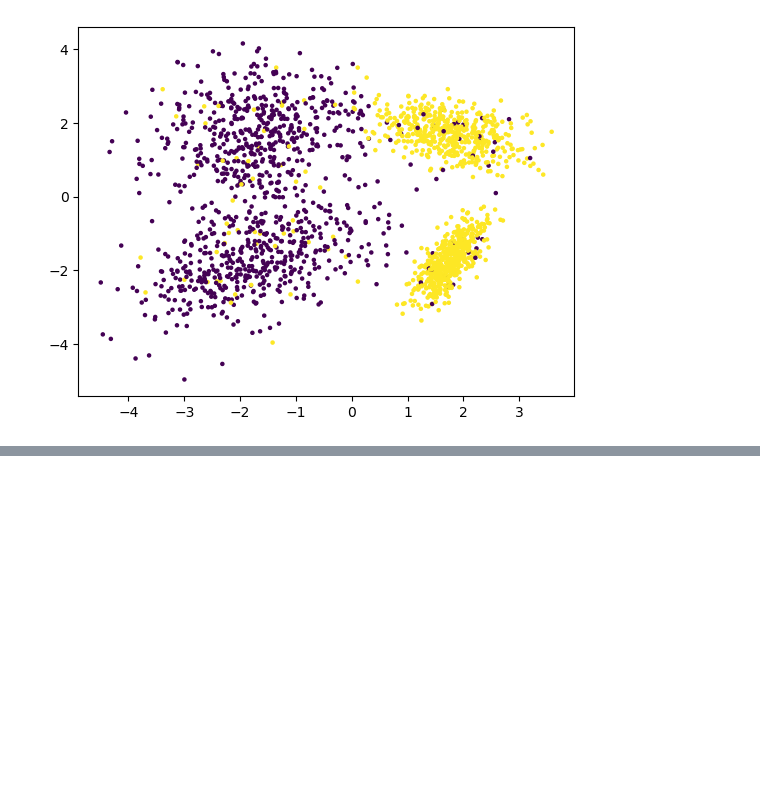
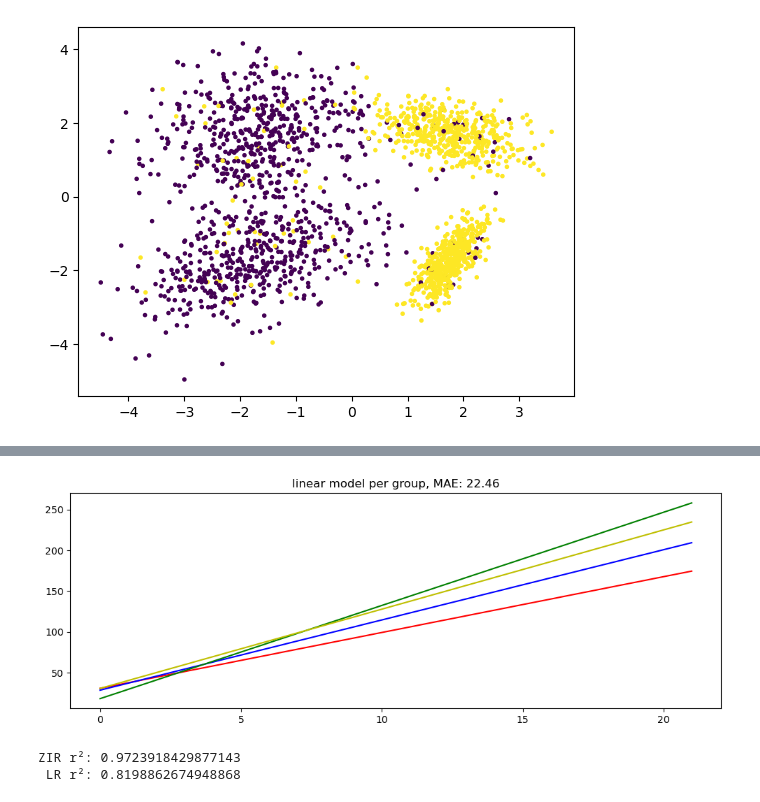
Before and after one commit to Abhayxyzz/ML-AI, a Jupyter notebook: Meta-estimator/scikit-meta.ipynb, the cells around one changed output, grey strips where cells are left out. Cells and saved outputs as stored; diff of their text form; code cells hidden in the pictures; blank space fills up the shorter version.

```diff
--- a/Meta-estimator/scikit-meta.ipynb
+++ b/Meta-estimator/scikit-meta.ipynb
@@ -109,0 +154,6 @@ mod.fit(X, y);
+# %%
+from sklego.meta import GroupedPredictor
+mod = GroupedPredictor(LinearRegression(), groups=["diet"])
+plot_model(mod)
+# %% [output]
+[figure, added]
@@ -109,0 +172,15 @@ mod.fit(X, y);
+# %%
+from sklearn.linear_model import Ridge
+
+zir = ZeroInflatedRegressor(
+    classifier=LogisticRegression(),
+    regressor=Ridge()
+)
+
+lr = Ridge(random_state=0)
+
+print('ZIR r²:', cross_val_score(zir, X, y).mean())
+print(' LR r²:', cross_val_score(lr, X, y).mean())
+# %% [output]
+ZIR r²: 0.9723918429877143
+ LR r²: 0.8198862674948868
```
Also changed, not shown: parts of 11 cells of this notebook.
